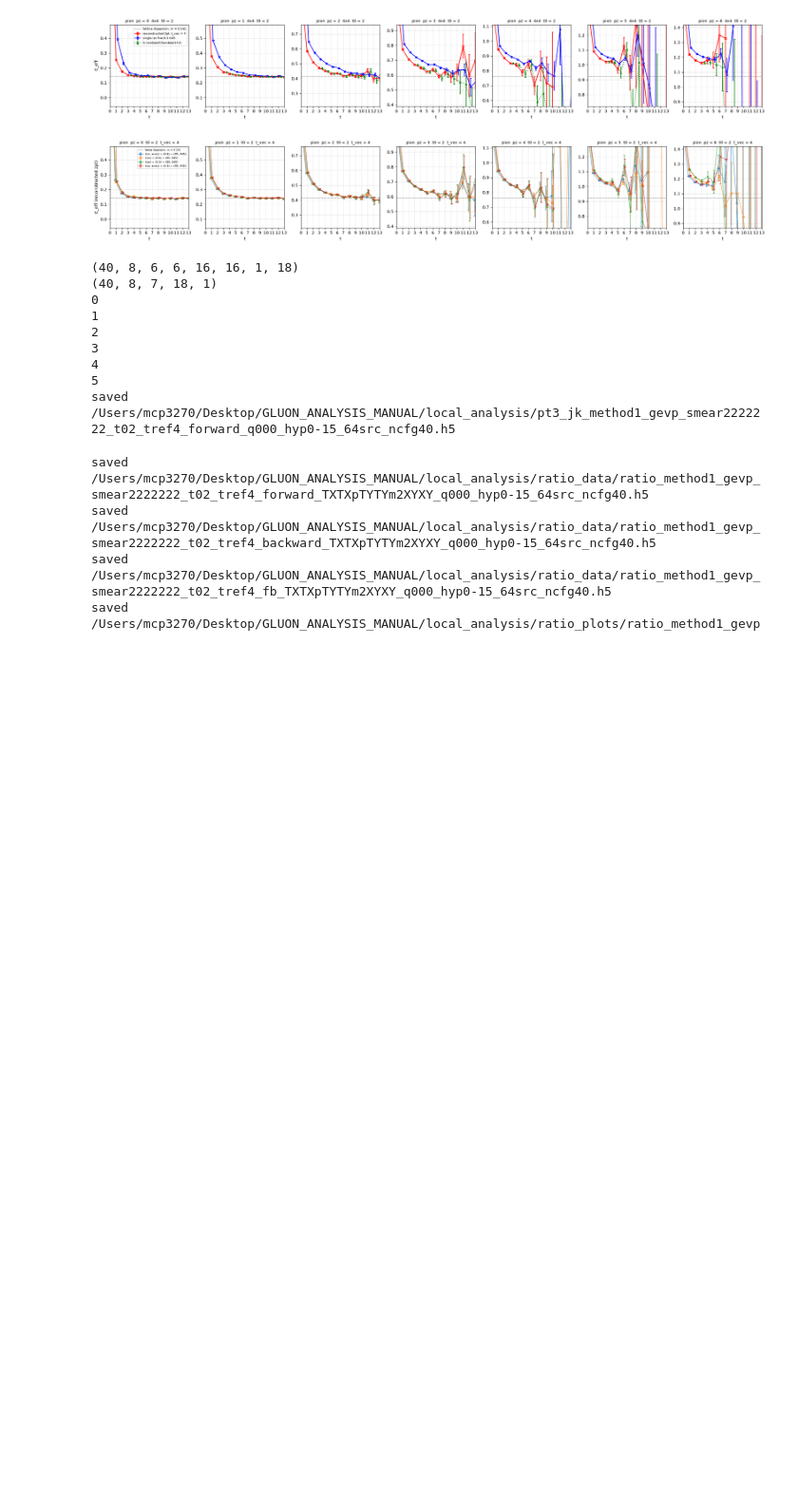
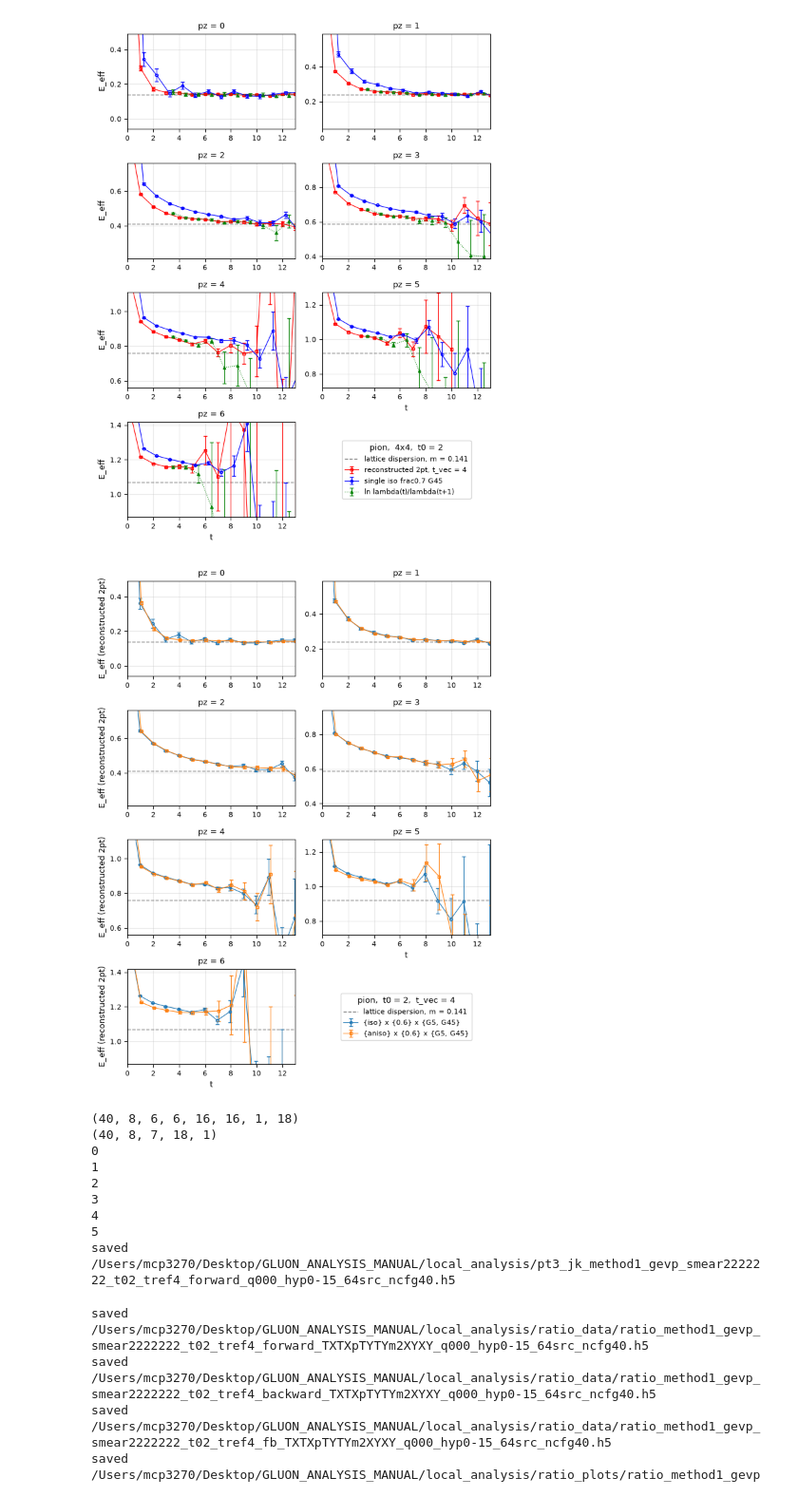
Before and after one commit to sichengl/GLUON_ANALYSIS_MANUAL, a Jupyter notebook: local_analysis/build_local_GEVP_pion-Copy1.ipynb, the cells around one changed output. Shown at 95% size. Saved outputs shown, nothing was run; the diff lists cells and outputs as text; code cells hidden in the pictures; blank space fills up the shorter version.

```diff
--- a/local_analysis/build_local_GEVP_pion-Copy1.ipynb
+++ b/local_analysis/build_local_GEVP_pion-Copy1.ipynb
@@ -323,10 +337,10 @@ def solve_gevp(C_matrix):
             eigen_vec[ipf, :, it] = v[:, order].T
     return eigen_val, eigen_vec
 
-local = "/Users/mcp3270/Desktop/GLUON_ANALYSIS_MANUAL/local_analysis"
+local = "/Users/mcp3270/Desktop/GLUON_ANALYSIS_MANUAL/local_analysis/coulomb_rhoT3.25_iso-aniso_frac0p65-0p7-0p75_GEVP_qsrc_physp_pion_data"
 hadron = "pion"
-smear_tag = "coulomb_rhoT3.25_iso-aniso_frac0p6-0p3"
-pt2_path = f"{local}/2pt_{smear_tag}_GEVP_qsrc_physp_{hadron}_tsrc_q1_fb_tsep20_64src_ncfg40.h5"
+smear_tag = "coulomb_rhoT3.25_iso-aniso_frac0p65-0p7-0p75"
+pt2_path = f"{local}/2pt_{smear_tag}_GEVP_qsrc_physp_{hadron}_tsrc_q1_fb_tsep20_64src_ncfg37.h5"
 
 t0 = 2
 t_vec = 4
@@ -460,33 +474,43 @@ meff_err["single"] = jk(meff_single_jk)[1]
 m_pi = 0.141
 Ls = 32
 t_meff = np.arange(tsep_max - 1)
-plt.figure(figsize=(3.2 * n_pf, 3.6))
+plt.figure(figsize=(6.5, 8.5))                              # one page in LaTeX: 6.5 in wide, 8.5 in tall
 for ipf in range(n_pf):
-    plt.subplot(1, n_pf, ipf + 1)
+    plt.subplot(4, 2, ipf + 1)                              # 2 + 2 + 2 + 1 panels, filled row by row
     p_lat = 2 * np.pi * pf_list[ipf][2] / Ls
     E_disp = 2 * np.arcsinh(np.sqrt(np.sinh(m_pi / 2) ** 2 + np.sin(p_lat / 2) ** 2))
     plt.axhline(E_disp, color="gray", lw=1, ls="--", label=f"lattice dispersion, m = {m_pi}")
-    plt.errorbar(t_meff, meff["average"][ipf], yerr=meff_err["rec"][ipf], fmt="rs-", capsize=2, ms=4, mfc="none", label=f"reconstructed 2pt, t_vec = {t_vec}")
-    plt.errorbar(t_meff+0.25, meff_single[ipf], yerr=meff_err["single"][ipf], fmt="bo-", capsize=2, ms=4, mfc="none", label=f"single {op_labels[i_single]}")
-    plt.errorbar(t_list[:-1]+0.5, E_lambda["average"][ipf], yerr=meff_err["lambda"][ipf], fmt="g^:", capsize=2, ms=4, mfc="none", label="ln lambda(t)/lambda(t+1)")
+    plt.errorbar(t_meff, meff["average"][ipf], yerr=meff_err["rec"][ipf], fmt="rs-", capsize=2, ms=3, mfc="none", lw=0.8, label=f"reconstructed 2pt, t_vec = {t_vec}")
+    plt.errorbar(t_meff+0.25, meff_single[ipf], yerr=meff_err["single"][ipf], fmt="bo-", capsize=2, ms=3, mfc="none", lw=0.8, label=f"single {op_labels[i_single]}")
+    plt.errorbar(t_list[:-1]+0.5, E_lambda["average"][ipf], yerr=meff_err["lambda"][ipf], fmt="g^:", capsize=2, ms=3, mfc="none", lw=0.8, label="ln lambda(t)/lambda(t+1)")
     plt.ylim(E_disp - 0.2, E_disp + 0.35)
     plt.xlim(0, 13)
-    plt.xticks(np.arange(0, 14))
+    plt.xticks(np.arange(0, 14, 2), fontsize=8)
+    plt.yticks(fontsize=8)
     plt.grid(alpha=0.3)
-    plt.title(f"{hadron}  pz = {pf_list[ipf][2]}  {n_op}x{n_op}  t0 = {t0}", fontsize=9)
-    plt.xlabel("t")
+    plt.title(f"pz = {pf_list[ipf][2]}", fontsize=9)
+    if ipf >= n_pf - 2:
+        plt.xlabel("t", fontsize=9)
+    if ipf % 2 == 0:
+        plt.ylabel("E_eff", fontsize=9)
     if ipf == 0:
-        plt.ylabel("E_eff")
-        plt.legend(fontsize=7)
+        handles, labels = plt.gca().get_legend_handles_labels()
+plt.subplot(4, 2, 8)                                        # the empty 8th slot holds the legend
+plt.axis("off")
+plt.legend(handles, labels, loc="center", fontsize=8, title=f"{hadron},  {n_op}x{n_op},  t0 = {t0}", title_fontsize=9)
 plt.tight_layout()
+plt.savefig(f"{local}/meff_{hadron}_{smear_tag}_t0{t0}_tvec{t_vec}.svg")
 plt.show()
 
 
 #shape 0 = iso, 1 = aniso;  frac 0 = boost 0.6, 1 = boost 0.3;  gamma 0 = G5, 1 = G45
-basis_list_all = [{"{iso, aniso} x {0.6} x {G5, G45}": [[0, 1], [0], [0, 1]],
-                   "{iso} x {0.6} x {G5, G45}":        [[0], [0], [0, 1]],
-                   "{iso} x {0.3} x {G5, G45}":        [[0], [1], [0, 1]],
-                   "{iso, aniso} x {0.3} x {G5, G45}": [[0, 1], [1], [0, 1]]}]
+basis_list_all = [{"{iso} x {0.6} x {G5, G45}": [[0], [0], [0,1]],
+                   "{aniso} x {0.6} x {G5, G45}":[[1], [0], [0,1]],
+                   #"{iso,aniso} x {0.75} x {G5, G45}":        [[0,1], [2], [0, 1]],
+                   #"{iso,aniso} x {0.7} x {G5, G45}":        [[0,1], [1], [0, 1]],
+                   #"{iso, aniso} x {0.65} x {G5, G45}": [[0, 1], [0], [0, 1]]
+                  }]          # each dictionary is one figure; name: [shape_use, frac_use, gamma_use]
+
 with h5py.File(pt2_path, "r") as f:
     pt2_forward_file  = f["pt2_forward"][:]
     pt2_backward_file = f["pt2_backward"][:]
@@ -494,7 +518,7 @@ with h5py.File(pt2_path, "r") as f:
 colors = ["tab:blue", "tab:orange", "tab:green", "tab:red", "tab:purple", "tab:brown", "black", "tab:pink", "tab:olive", "tab:cyan"]
 markers = ["o", "s", "^", "v", "D", "P", "*", "X", "<", ">"]
 
-for basis_list in basis_list_all:
+for i_fig, basis_list in enumerate(basis_list_all):
     meff_basis, meff_basis_err = {}, {}
     for name, (shape_use, frac_use, gamma_use) in basis_list.items():
         # same steps as above, for this basis
@@ -533,26 +557,33 @@ for basis_list in basis_list_all:
             meff_basis[name] = np.log(pt2_rec_mean["average"][:, :-1] / pt2_rec_mean["average"][:, 1:])
             meff_basis_err[name] = jk(np.log(pt2_rec_jk["average"][:, :, :-1] / pt2_rec_jk["average"][:, :, 1:]))[1]
 
-    plt.figure(figsize=(3.2 * n_pf, 3.6))
+    plt.figure(figsize=(6.5, 8.5))                          # one page in LaTeX: 6.5 in wide, 8.5 in tall
     n_basis = len(basis_list)
     for ipf in range(n_pf):
-        plt.subplot(1, n_pf, ipf + 1)
+        plt.subplot(4, 2, ipf + 1)                          # 2 + 2 + 2 + 1 panels, filled row by row
         p_lat = 2 * np.pi * pf_list[ipf][2] / Ls
         E_disp = 2 * np.arcsinh(np.sqrt(np.sinh(m_pi / 2) ** 2 + np.sin(p_lat / 2) ** 2))
         plt.axhline(E_disp, color="gray", lw=1, ls="--", label=f"lattice dispersion, m = {m_pi}")
         for i, name in enumerate(basis_list):
             shift = 0.1 * (i - (n_basis - 1) / 2)
             plt.errorbar(t_meff + shift, meff_basis[name][ipf], yerr=meff_basis_err[name][ipf], fmt=markers[i % 10] + "-",
-                         color=colors[i % 10], capsize=2, ms=4, mfc="none", lw=0.8, label=name)
+                         color=colors[i % 10], capsize=2, ms=3, mfc="none", lw=0.8, label=name)
         plt.ylim(E_disp - 0.2, E_disp + 0.35)
         plt.xlim(0, 13)
-        plt.xticks(np.arange(0, 14))
+        plt.xticks(np.arange(0, 14, 2), fontsize=8)
+        plt.yticks(fontsize=8)
         plt.grid(alpha=0.3)
-        plt.title(f"{hadron}  pz = {pf_list[ipf][2]}  t0 = {t0}  t_vec = {t_vec}", fontsize=9)
-        plt.xlabel("t")
+        plt.title(f"pz = {pf_list[ipf][2]}", fontsize=9)
+        if ipf >= n_pf - 2:
+            plt.xlabel("t", fontsize=9)
+        if ipf % 2 == 0:
+            plt.ylabel("E_eff (reconstructed 2pt)", fontsize=9)
         if ipf == 0:
-            plt.ylabel("E_eff (reconstructed 2pt)")
-            plt.legend(fontsize=6)
+            handles, labels = plt.gca().get_legend_handles_labels()
+    plt.subplot(4, 2, 8)                                    # the empty 8th slot holds the legend
+    plt.axis("off")
+    plt.legend(handles, labels, loc="center", fontsize=8, title=f"{hadron},  t0 = {t0},  t_vec = {t_vec}", title_fontsize=9)
     plt.tight_layout()
+    plt.savefig(f"{local}/multiple_momfrac/meff_compare{i_fig}_{hadron}_{smear_tag}_t0{t0}_tvec{t_vec}_compareisoaniso.pdf")
     plt.show()
 # %% [output]
@@ -576,5 +607,5 @@ pz 6: meff t = 1..8  1.2187 1.1796 1.1606 1.1800 1.1814 1.3485 1.3267 nan
-[figure, old version]
+[figure, new version]
-[figure, old version]
+[figure, new version]
 # %%
 import h5py
 import numpy as np
```
Also changed, not shown: parts of 3 cells of this notebook, 22 other files.
